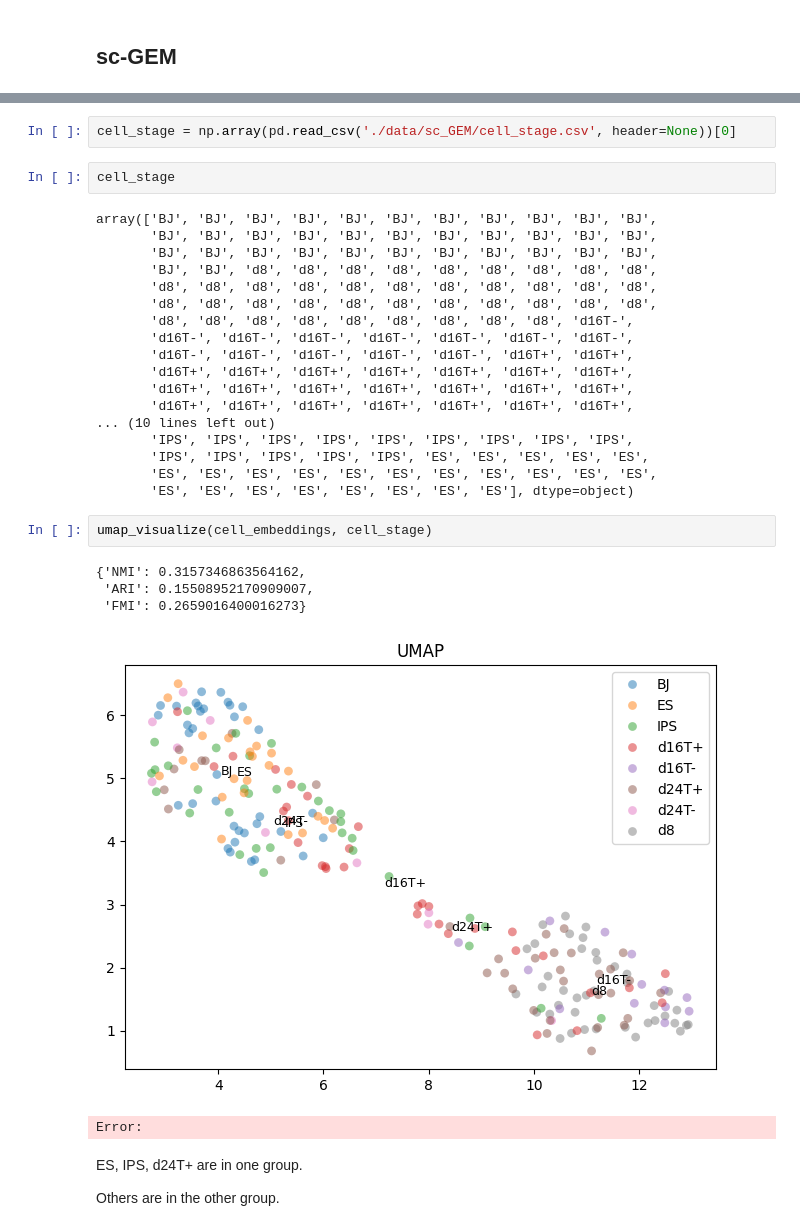
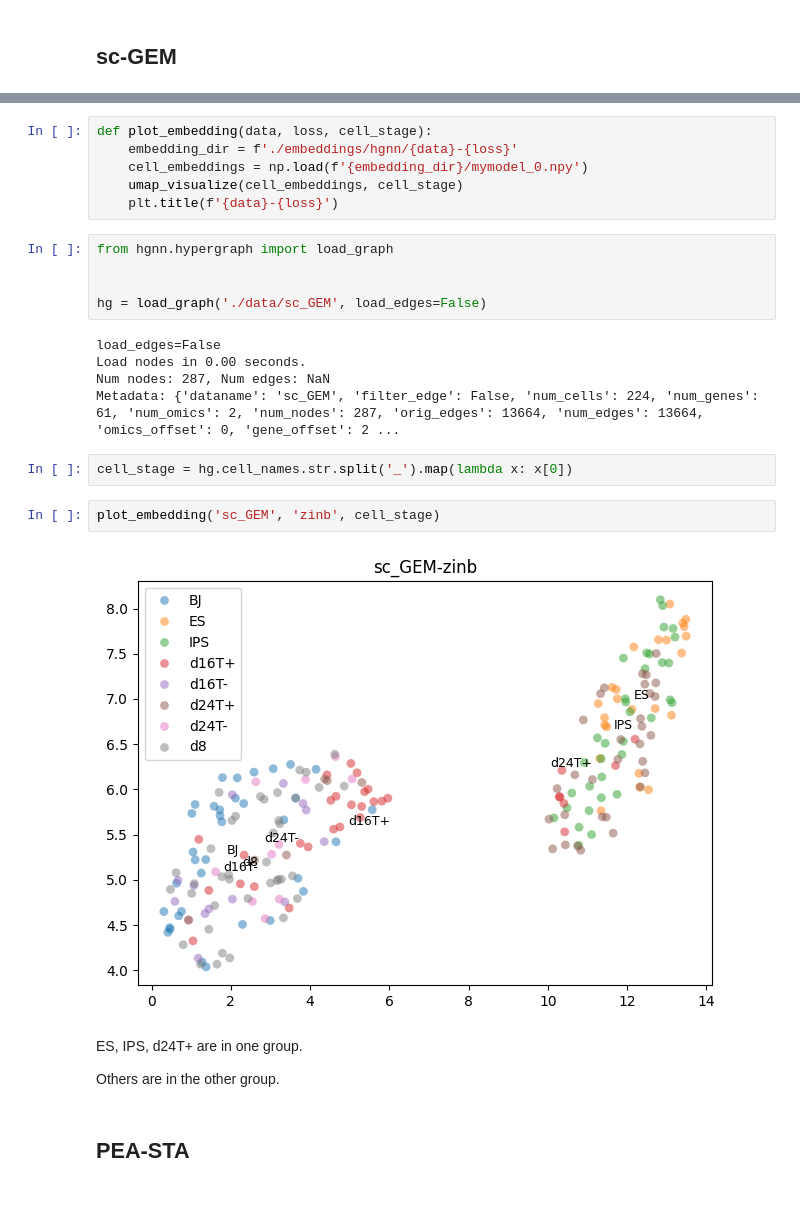
Before and after one commit to congfeng4/SCOIT, a Jupyter notebook: hgnn_cell_clustering.ipynb, the cells around one changed output, grey strips where cells are left out. Cells and saved outputs as stored; diff of their text form; blank space fills up the shorter version.

```diff
--- a/hgnn_cell_clustering.ipynb
+++ b/hgnn_cell_clustering.ipynb
@@ -22,34 +14,28 @@ cell_stage = np.array(pd.read_csv("data/sc_GEM/cell_stage.csv", header=None))[0]
-# %%
-cell_stage = np.array(pd.read_csv('./data/sc_GEM/cell_stage.csv', header=None))[0]
-# %%
-cell_stage
-# %% [output]
-array(['BJ', 'BJ', 'BJ', 'BJ', 'BJ', 'BJ', 'BJ', 'BJ', 'BJ', 'BJ', 'BJ',
-       'BJ', 'BJ', 'BJ', 'BJ', 'BJ', 'BJ', 'BJ', 'BJ', 'BJ', 'BJ', 'BJ',
-       'BJ', 'BJ', 'BJ', 'BJ', 'BJ', 'BJ', 'BJ', 'BJ', 'BJ', 'BJ', 'BJ',
-       'BJ', 'BJ', 'd8', 'd8', 'd8', 'd8', 'd8', 'd8', 'd8', 'd8', 'd8',
-       'd8', 'd8', 'd8', 'd8', 'd8', 'd8', 'd8', 'd8', 'd8', 'd8', 'd8',
-       'd8', 'd8', 'd8', 'd8', 'd8', 'd8', 'd8', 'd8', 'd8', 'd8', 'd8',
-       'd8', 'd8', 'd8', 'd8', 'd8', 'd8', 'd8', 'd8', 'd8', 'd16T-',
-       'd16T-', 'd16T-', 'd16T-', 'd16T-', 'd16T-', 'd16T-', 'd16T-',
-       'd16T-', 'd16T-', 'd16T-', 'd16T-', 'd16T-', 'd16T+', 'd16T+',
-       'd16T+', 'd16T+', 'd16T+', 'd16T+', 'd16T+', 'd16T+', 'd16T+',
-       'd16T+', 'd16T+', 'd16T+', 'd16T+', 'd16T+', 'd16T+', 'd16T+',
-       'd16T+', 'd16T+', 'd16T+', 'd16T+', 'd16T+', 'd16T+', 'd16T+',
-... (10 lines left out)
-       'IPS', 'IPS', 'IPS', 'IPS', 'IPS', 'IPS', 'IPS', 'IPS', 'IPS',
-       'IPS', 'IPS', 'IPS', 'IPS', 'IPS', 'ES', 'ES', 'ES', 'ES', 'ES',
-       'ES', 'ES', 'ES', 'ES', 'ES', 'ES', 'ES', 'ES', 'ES', 'ES', 'ES',
-       'ES', 'ES', 'ES', 'ES', 'ES', 'ES', 'ES', 'ES'], dtype=object)
-# %%
-umap_visualize(cell_embeddings, cell_stage)
-# %% [output]
-{'NMI': 0.3157346863564162,
- 'ARI': 0.15508952170909007,
- 'FMI': 0.2659016400016273}
-[figure, removed]
-Error:
+# %%
+def plot_embedding(data, loss, cell_stage):
+    embedding_dir = f'./embeddings/hgnn/{data}-{loss}'
+    cell_embeddings = np.load(f'{embedding_dir}/mymodel_0.npy')
+    umap_visualize(cell_embeddings, cell_stage)
+    plt.title(f'{data}-{loss}')
+# %%
+from hgnn.hypergraph import load_graph
+
+
+hg = load_graph('./data/sc_GEM', load_edges=False)
+# %% [output]
+load_edges=False
+Load nodes in 0.00 seconds.
+Num nodes: 287, Num edges: NaN
+Metadata: {'dataname': 'sc_GEM', 'filter_edge': False, 'num_cells': 224, 'num_genes': 61, 'num_omics': 2, 'num_nodes': 287, 'orig_edges': 13664, 'num_edges': 13664, 'omics_offset': 0, 'gene_offset': 2 ...
+# %%
+cell_stage = hg.cell_names.str.split('_').map(lambda x: x[0])
+# %%
+plot_embedding('sc_GEM', 'zinb', cell_stage)
+# %% [output]
+[figure, added]
 # %% [markdown]
 ES, IPS, d24T+ are in one group.
 
 Others are in the other group.
+# %% [markdown]
+## PEA-STA
```
Also changed, not shown: parts of 4 cells of this notebook, 4 other files.
